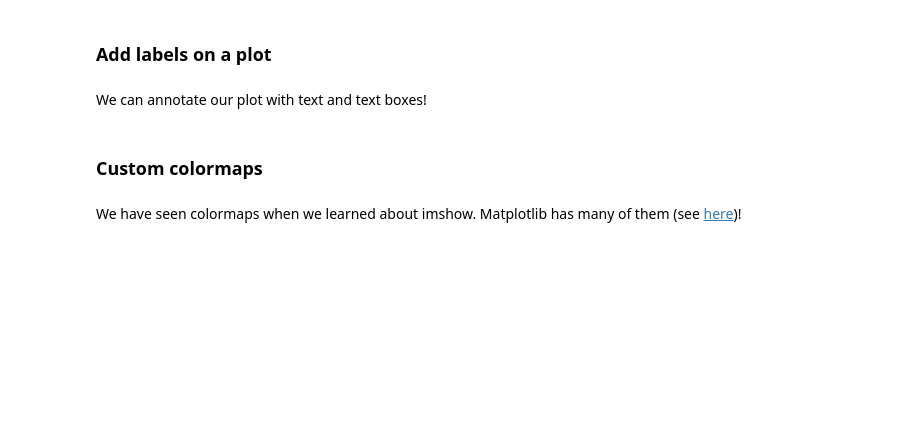
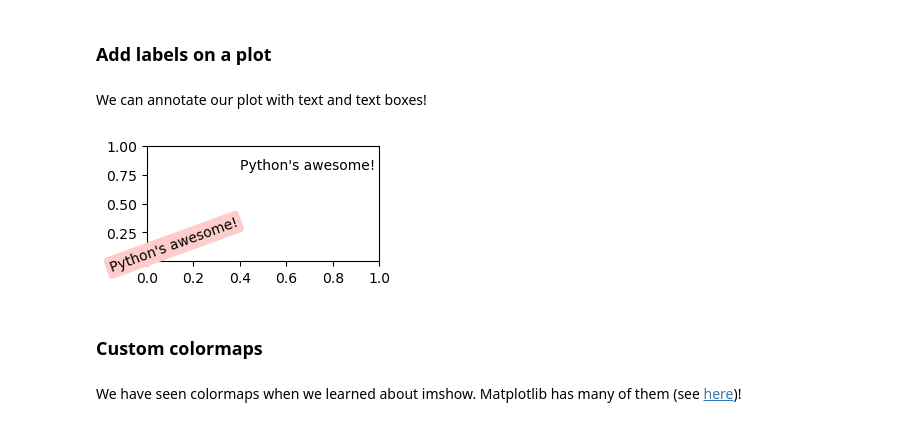
Before and after one commit to vigji/python-cimec-2023, a Jupyter notebook: lectures/Lecture3.4_Data-visualization.ipynb, the cells around one changed output. Saved outputs shown, nothing was run; the diff lists cells and outputs as text; code cells hidden in the pictures; blank space fills up the shorter version.

```diff
--- a/lectures/Lecture3.4_Data-visualization.ipynb
+++ b/lectures/Lecture3.4_Data-visualization.ipynb
@@ -356,14 +402,16 @@ We can annotate our plot with text and text boxes!
 # %%
 fig = plt.figure(figsize=(3, 1.5))
 plt.text(0.4, 0.8, "Python's awesome!", size=10)
 
 plt.text(0.4, 0.4, "Python's awesome!", size=10, rotation=20.0,
-         ha="center", va="center",  # horizontal and vertical alignment e/r/t keypoint
+         ha="right", va="top",  # horizontal and vertical alignment e/r/t keypoint
          bbox=dict(boxstyle="round",  # some infos on the text box
                   ec="none",fc=(1.0, 0.8, 0.8)
     ))
 
 plt.show()
+# %% [output]
+[figure, added]
 # %% [markdown]
 ### Custom colormaps
 # %% [markdown]
```
Also changed, not shown: parts of 46 cells of this notebook.
